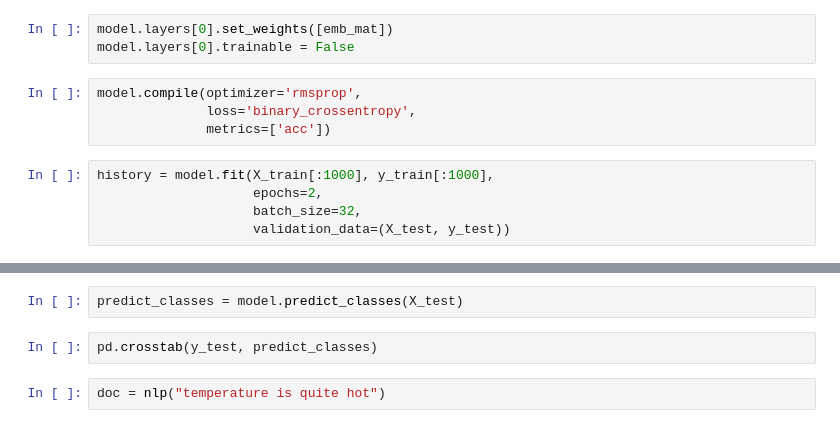
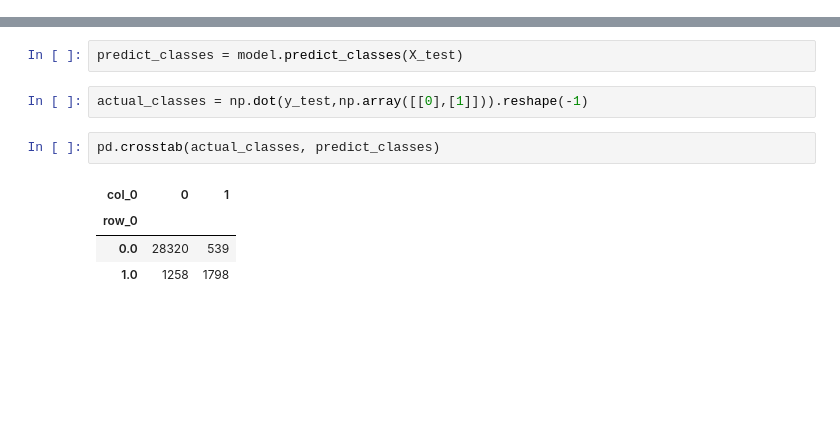
Before and after one commit to amitkaps/deep-learning, a Jupyter notebook: 013-PreTrained-Words-Toxic.ipynb, the cells around one changed output, grey strips where cells are left out. Saved outputs shown, nothing was run; the diff lists cells and outputs as text; blank space fills up the shorter version.

```diff
--- a/013-PreTrained-Words-Toxic.ipynb
+++ b/013-PreTrained-Words-Toxic.ipynb
@@ -203,12 +155,0 @@ _________________________________________________________________
-# %%
-model.layers[0].set_weights([emb_mat])
-model.layers[0].trainable = False
-# %%
-model.compile(optimizer='rmsprop',
-              loss='binary_crossentropy',
-              metrics=['acc'])
-# %%
-history = model.fit(X_train[:1000], y_train[:1000],
-                    epochs=2,
-                    batch_size=32,
-                    validation_data=(X_test, y_test))
@@ -243,7 +211,12 @@ print('Test accuracy:', score[1])
 ### Step 5: Visualise evaluation & Make a prediction
 # %%
 predict_classes = model.predict_classes(X_test)
+# %%
+actual_classes = np.dot(y_test,np.array([[0],[1]])).reshape(-1)
 # %%
-pd.crosstab(y_test, predict_classes)
+pd.crosstab(actual_classes, predict_classes)
+# %% [output]
+| col_0 | 0 | 1 |
+| row_0 |  |  |
+| 0.0 | 28320 | 539 |
+| 1.0 | 1258 | 1798 |
-# %%
-doc = nlp("temperature is quite hot")
```
Also changed, not shown: parts of 35 cells of this notebook, 8 other files.
